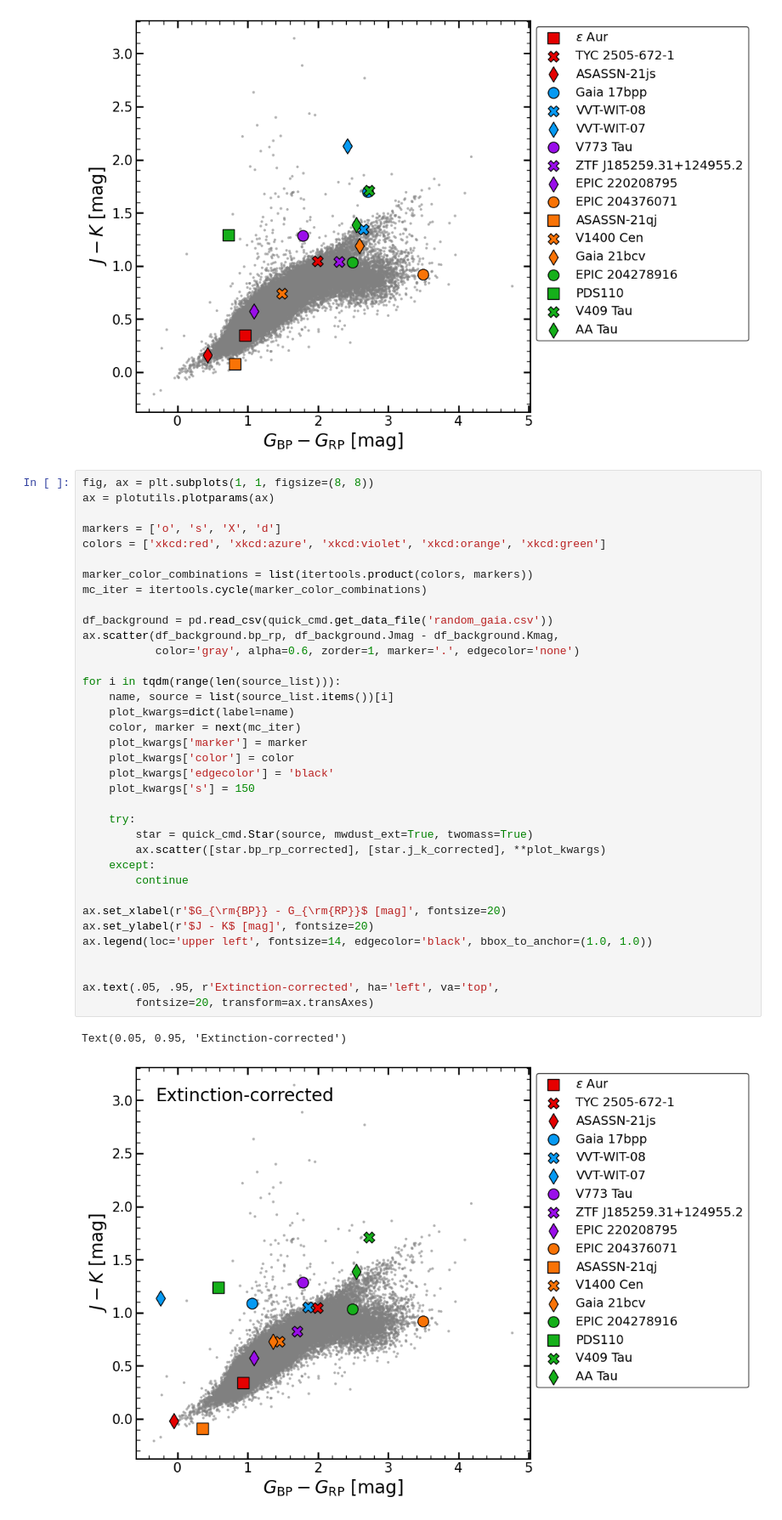
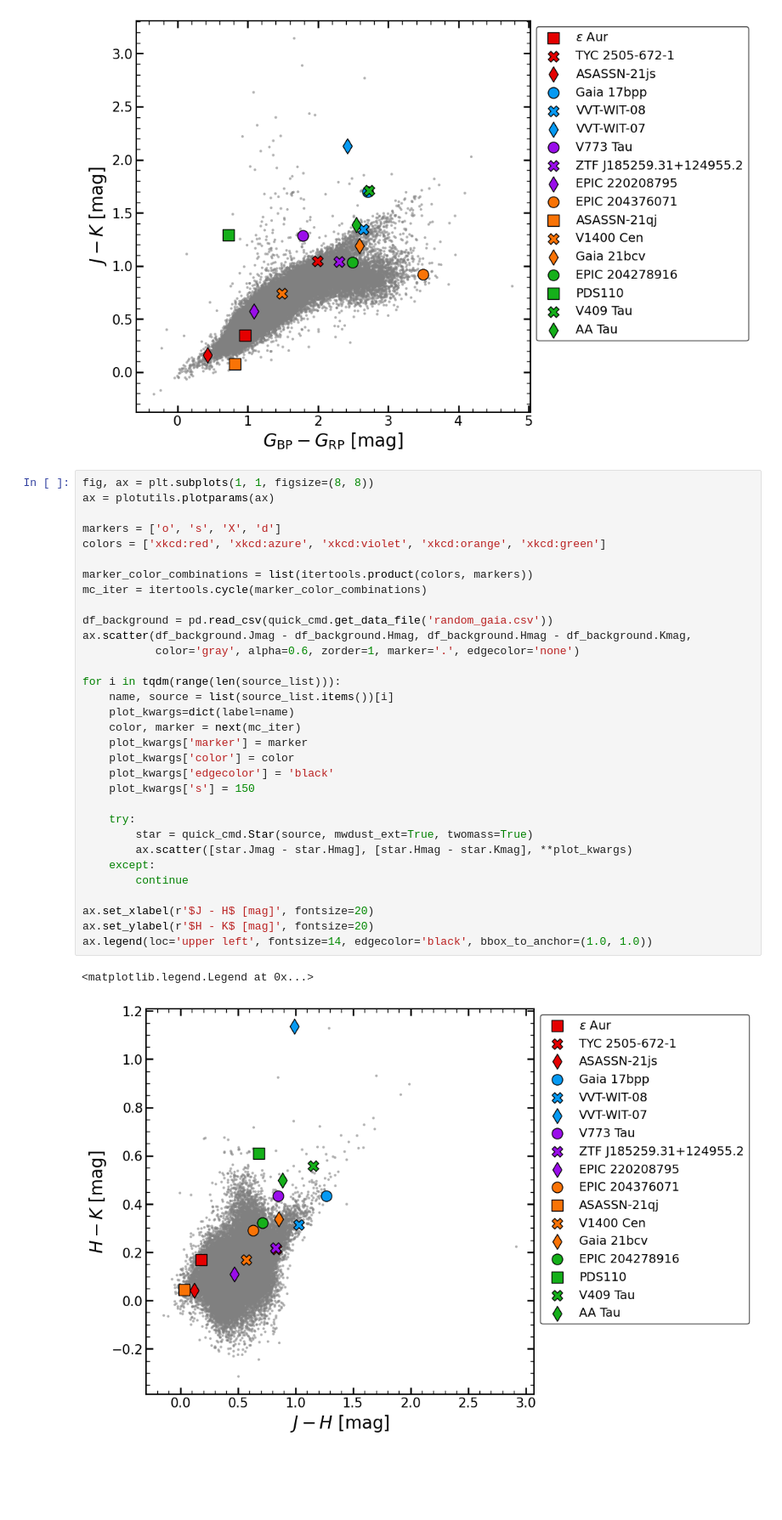
Before and after one commit to dmrowan/binarycmd, a Jupyter notebook: example/24fw_cmd.ipynb, the cells around one changed output. Shown: that part at 85% size. Drawn from its saved outputs; the diff is of its cells as text; blank space fills up the shorter version.

```diff
--- a/example/24fw_cmd.ipynb
+++ b/example/24fw_cmd.ipynb
@@ -136,42 +136,38 @@ ax.legend(loc='upper left', fontsize=14, edgecolor='black', bbox_to_anchor=(1.0,
 # %% [output]
 <matplotlib.legend.Legend at 0x...>
 [figure]
-# %%
-fig, ax = plt.subplots(1, 1, figsize=(8, 8))
-ax = plotutils.plotparams(ax)
-
-markers = ['o', 's', 'X', 'd']
-colors = ['xkcd:red', 'xkcd:azure', 'xkcd:violet', 'xkcd:orange', 'xkcd:green']
-
-marker_color_combinations = list(itertools.product(colors, markers))
-mc_iter = itertools.cycle(marker_color_combinations)
-
-df_background = pd.read_csv(quick_cmd.get_data_file('random_gaia.csv'))
-ax.scatter(df_background.bp_rp, df_background.Jmag - df_background.Kmag,
-           color='gray', alpha=0.6, zorder=1, marker='.', edgecolor='none')
-
-for i in tqdm(range(len(source_list))):
-    name, source = list(source_list.items())[i]
-    plot_kwargs=dict(label=name)
-    color, marker = next(mc_iter)
-    plot_kwargs['marker'] = marker
-    plot_kwargs['color'] = color
-    plot_kwargs['edgecolor'] = 'black'
-    plot_kwargs['s'] = 150
-
-    try:
-        star = quick_cmd.Star(source, mwdust_ext=True, twomass=True)
-        ax.scatter([star.bp_rp_corrected], [star.j_k_corrected], **plot_kwargs)
-    except:
-        continue
-
-ax.set_xlabel(r'$G_{\rm{BP}} - G_{\rm{RP}}$ [mag]', fontsize=20)
-ax.set_ylabel(r'$J - K$ [mag]', fontsize=20)
-ax.legend(loc='upper left', fontsize=14, edgecolor='black', bbox_to_anchor=(1.0, 1.0))
-
-
-ax.text(.05, .95, r'Extinction-corrected', ha='left', va='top',
-        fontsize=20, transform=ax.transAxes)
-# %% [output]
-Text(0.05, 0.95, 'Extinction-corrected')
-[figure, removed]
+# %%
+fig, ax = plt.subplots(1, 1, figsize=(8, 8))
+ax = plotutils.plotparams(ax)
+
+markers = ['o', 's', 'X', 'd']
+colors = ['xkcd:red', 'xkcd:azure', 'xkcd:violet', 'xkcd:orange', 'xkcd:green']
+
+marker_color_combinations = list(itertools.product(colors, markers))
+mc_iter = itertools.cycle(marker_color_combinations)
+
+df_background = pd.read_csv(quick_cmd.get_data_file('random_gaia.csv'))
+ax.scatter(df_background.Jmag - df_background.Hmag, df_background.Hmag - df_background.Kmag,
+           color='gray', alpha=0.6, zorder=1, marker='.', edgecolor='none')
+
+for i in tqdm(range(len(source_list))):
+    name, source = list(source_list.items())[i]
+    plot_kwargs=dict(label=name)
+    color, marker = next(mc_iter)
+    plot_kwargs['marker'] = marker
+    plot_kwargs['color'] = color
+    plot_kwargs['edgecolor'] = 'black'
+    plot_kwargs['s'] = 150
+
+    try:
+        star = quick_cmd.Star(source, mwdust_ext=True, twomass=True)
+        ax.scatter([star.Jmag - star.Hmag], [star.Hmag - star.Kmag], **plot_kwargs)
+    except:
+        continue
+
+ax.set_xlabel(r'$J - H$ [mag]', fontsize=20)
+ax.set_ylabel(r'$H - K$ [mag]', fontsize=20)
+ax.legend(loc='upper left', fontsize=14, edgecolor='black', bbox_to_anchor=(1.0, 1.0))
+# %% [output]
+<matplotlib.legend.Legend at 0x...>
+[figure, added]
```
